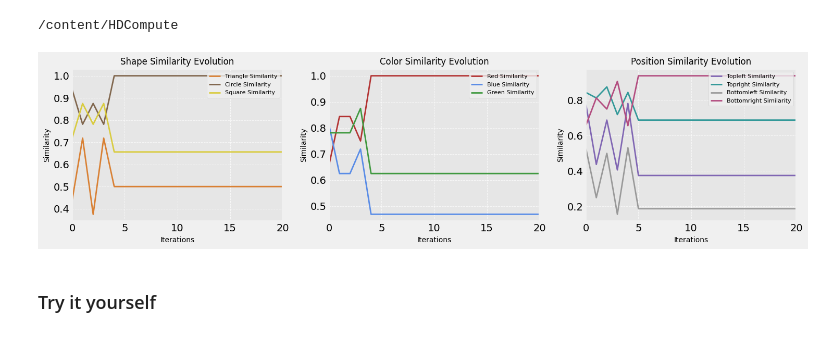
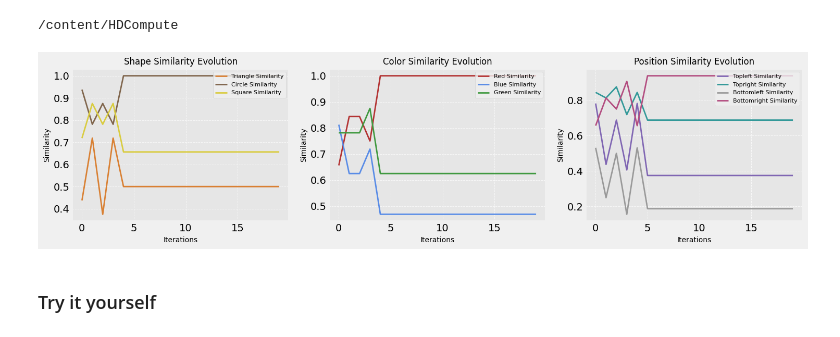
Before and after one commit to SiliconJackets/CaC_ISSCC25_HyperDimensionalComputing, a Jupyter notebook: HyperDimensionalComputing.ipynb, the cells around one changed output. Drawn from its saved outputs; the diff is of its cells as text; code cells hidden in the pictures.

Commit message:
maxIter = 20

```diff
--- a/HyperDimensionalComputing.ipynb
+++ b/HyperDimensionalComputing.ipynb
@@ -450,7 +450,7 @@ HBox(children=(VBox(children=(Output(),), layout=Layout(margin='30px 30px 0 0'))
 from HDComp import *
 import matplotlib.gridspec as gridspec
 vecSize = 32
-maxIter = 100
+maxIter = 20
 chosen_color = 'red'
 chosen_shape = 'circle'
 chosen_position = 'bottomright'
@@ -487,7 +487,7 @@ def plot_graph_new(similarity_history, categories, titles, colors_dict):
     for key, color in colors_dict['shape'].items():
         values = [entry[key] for entry in similarity_history[categories['shape']]]
         axes[0].plot(range(len(values)), values, label=f"{key.capitalize()} Similarity", color=color, linewidth=2.0)
-    axes[0].set_xlim(0, 20)  # Limit X-axis to 30
+    #axes[0].set_xlim(0, 20)  # Limit X-axis to 30
     axes[0].set_title(titles['shape'], fontsize=12)
     axes[0].set_xlabel("Iterations", fontsize=10)
     axes[0].set_ylabel("Similarity", fontsize=10)
@@ -500,7 +500,7 @@ def plot_graph_new(similarity_history, categories, titles, colors_dict):
     for key, color in colors_dict['color'].items():
         values = [entry[key] for entry in similarity_history[categories['color']]]
         axes[1].plot(range(len(values)), values, label=f"{key.capitalize()} Similarity", color=color, linewidth=2.0)
-    axes[1].set_xlim(0, 20)  # Limit X-axis to 30
+    #axes[1].set_xlim(0, 20)  # Limit X-axis to 30
     axes[1].set_title(titles['color'], fontsize=12)
     axes[1].set_xlabel("Iterations", fontsize=10)
     axes[1].set_ylabel("Similarity", fontsize=10)
@@ -513,7 +513,7 @@ def plot_graph_new(similarity_history, categories, titles, colors_dict):
     for key, color in colors_dict['position'].items():
         values = [entry[key] for entry in similarity_history[categories['position']]]
         axes[2].plot(range(len(values)), values, label=f"{key.capitalize()} Similarity", color=color, linewidth=2.0)
-    axes[2].set_xlim(0, 20)  # Limit X-axis to 30
+    #axes[2].set_xlim(0, 20)  # Limit X-axis to 30
     axes[2].set_title(titles['position'], fontsize=12)
     axes[2].set_xlabel("Iterations", fontsize=10)
     axes[2].set_ylabel("Similarity", fontsize=10)
@@ -530,34 +530,34 @@ categories = {
     'position': 'position'
 }
 
 titles = {
     'shape': 'Shape Similarity Evolution',
     'color': 'Color Similarity Evolution',
     'position': 'Position Similarity Evolution'
 }
 
 muted_colors = {
     'Red': (0.7, 0.2, 0.2, 1.0),
     'Blue': (0.35, 0.55, 0.9, 1.0),
     'Green': (0.25, 0.6, 0.25, 1.0),
     'Orange': (0.85, 0.5, 0.2, 1.0),
     'Purple': (0.5, 0.4, 0.7, 1.0),
     'Teal': (0.2, 0.6, 0.6, 1.0),
     'Brown': (0.5, 0.4, 0.3, 1.0),
     'Gray': (0.6, 0.6, 0.6, 1.0),
     'Yellow': (0.85, 0.8, 0.25, 1.0),
     'Magenta' : (0.7, 0.3, 0.5, 1.0)
 }
 
 colors_dict = {
     'shape': {'triangle': muted_colors['Orange'], 'circle': muted_colors['Brown'], 'square': muted_colors['Yellow']},
     'color': {'red': muted_colors['Red'], 'blue':  muted_colors['Blue'], 'green': muted_colors['Green']},
     'position': {'topleft': muted_colors['Purple'], 'topright': muted_colors['Teal'], 'bottomleft': muted_colors['Gray'], 'bottomright': muted_colors['Magenta']}
 }
 
 plot_graph_new(history, categories, titles, colors_dict)
 # %% [output]
-[figure, old version]
+[figure, new version]
 # %% [markdown]
 ### Try it yourself
 # %%
```
